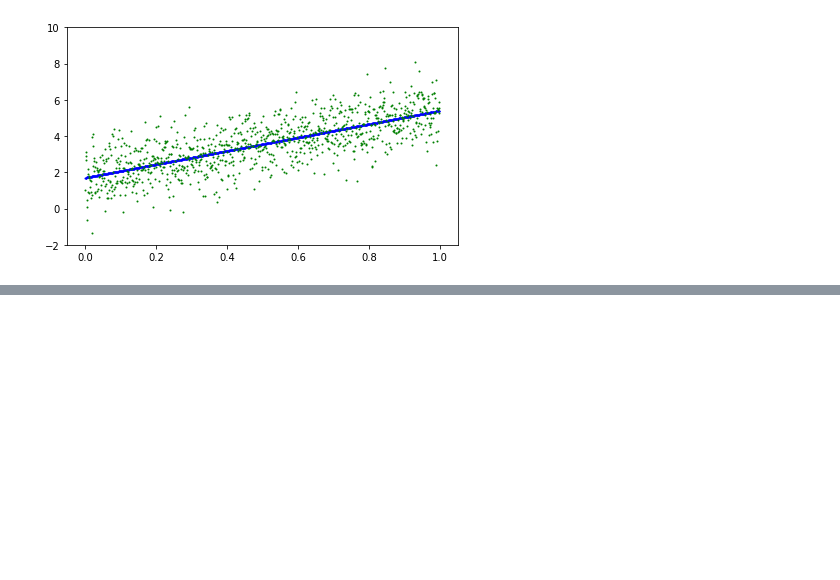
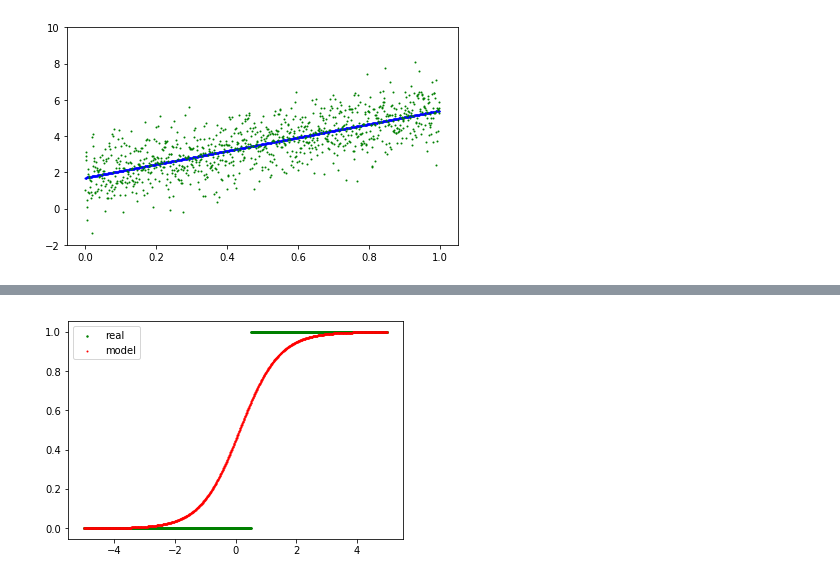
Before and after one commit to minus31/Tensorflow_Tutorial, a Jupyter notebook: 1.Tensorflow Introduction .ipynb, the cells around one changed output, grey strips where cells are left out. Cells and saved outputs as stored; diff of their text form; code cells hidden in the pictures; blank space fills up the shorter version.

```diff
--- a/1.Tensorflow Introduction .ipynb
+++ b/1.Tensorflow Introduction .ipynb
@@ -260,0 +279,29 @@ step : 90, loss : 1.2032829523086548
+# %%
+x = tf.placeholder(tf.float32)
+y_ = tf.placeholder(tf.float32)
+
+a = tf.Variable(0.3)
+b = tf.Variable(0.3)
+y = a*x + b
+
+# Loss func - loss func에서 y 에 시그모이드(로지스틱 함수)를 씌워준다.
+loss = tf.losses.sigmoid_cross_entropy(y_, y)
+
+# Optimizer
+train_optimizer = tf.train.GradientDescentOptimizer(1e-2).minimize(loss)
+# %%
+with tf.Session() as sess:
+    sess.run(tf.global_variables_initializer())
+    plt.scatter(data, label, 2,'g')
+    for i in range(1000):
+        _train_op, _loss, _a, _b = sess.run([train_optimizer, loss, a, b], feed_dict={x : data, y_ : label})
+
+        if i % 100 == 0 :
+            #loss 함수 안에서는 자동으로 시그모이드를 씌워주지만, 여기서는 직접 넣어야 한다.
+            _pred = sess.run(tf.nn.sigmoid(y) , {x: data})
+
+            print('step : {}, loss : {}, a : {}, b : {}'.format( i, _loss, _a, _b))
+
+    plt.scatter(data, _pred, 1, 'r')
+    plt.legend(["real", "model"])
+# %% [output]
@@ -260,0 +318 @@ step : 90, loss : 1.2032829523086548
+[figure, added]
```
Also changed, not shown: parts of 5 cells of this notebook.
